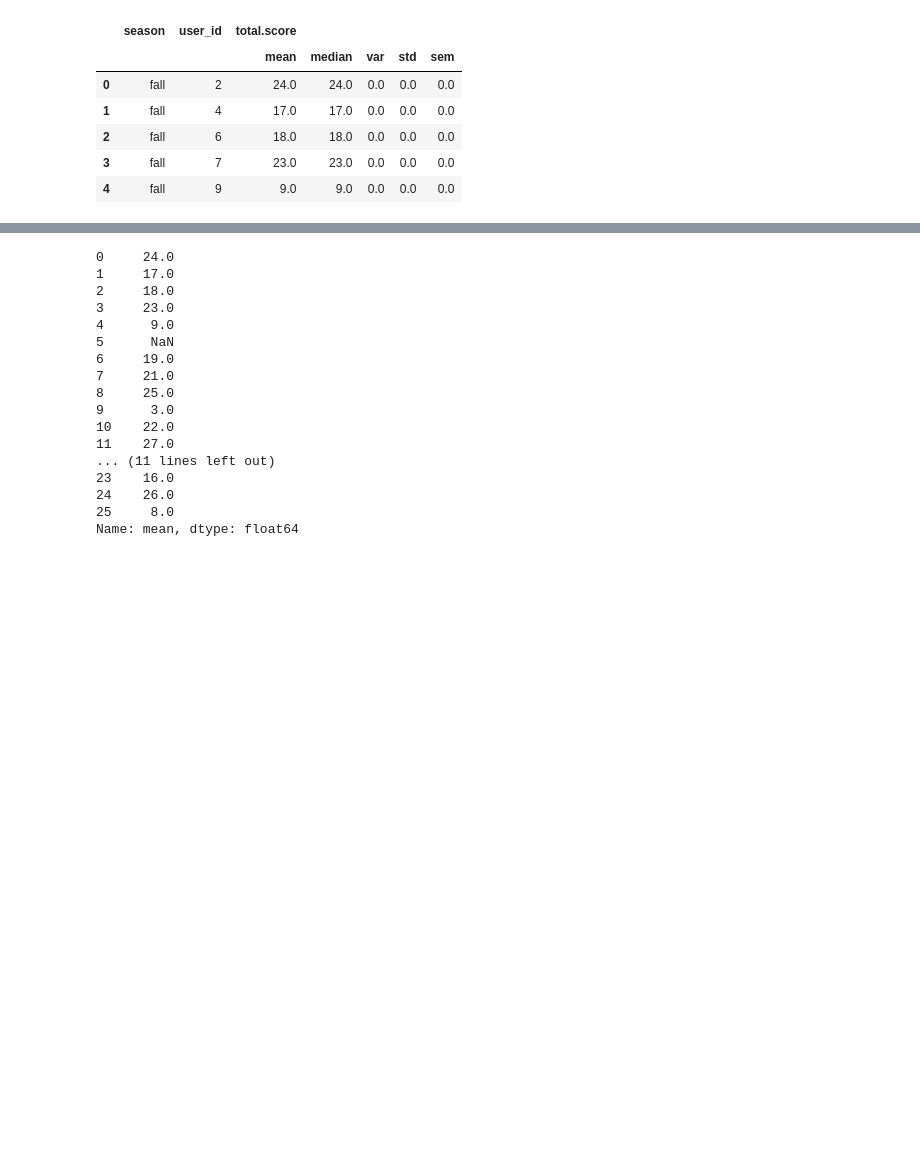
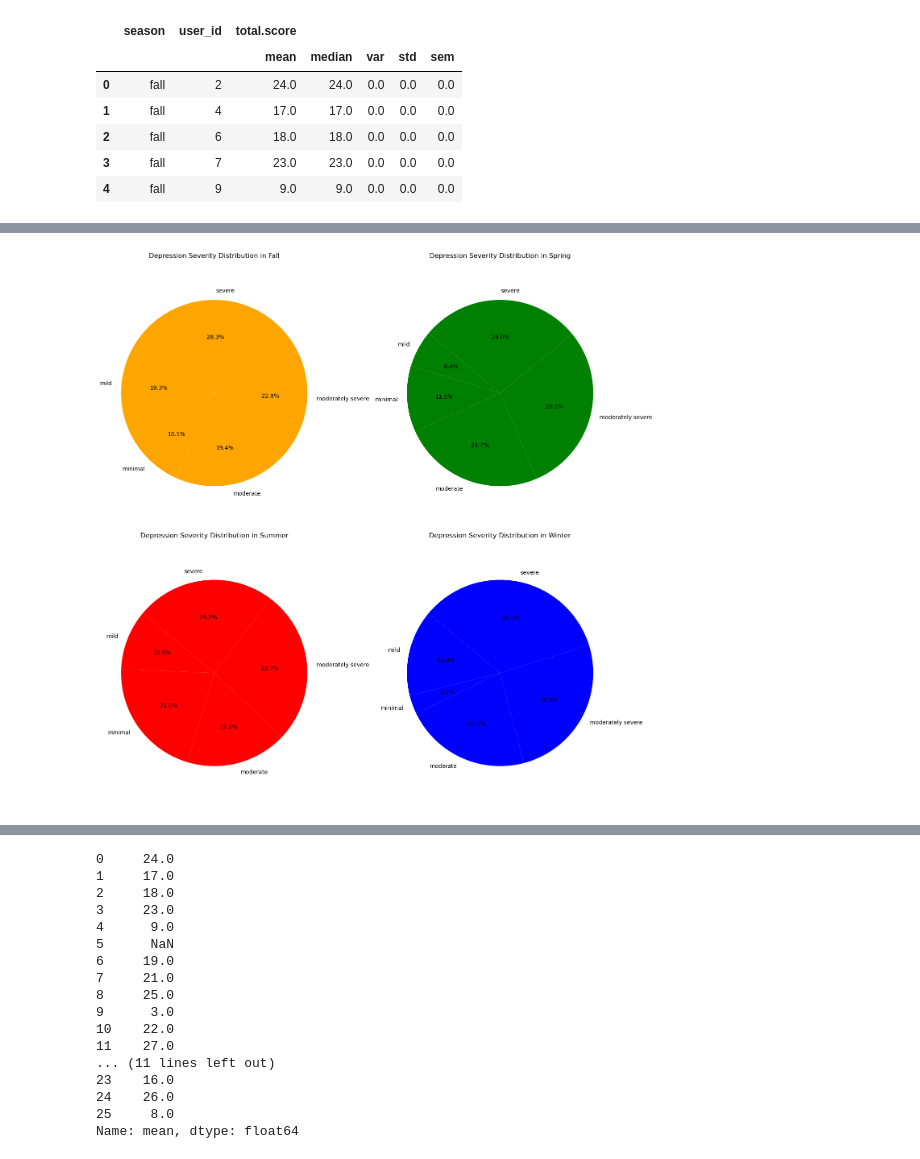
Before and after one commit to meera-patel01/PHQ-9-ANALYSIS, a Jupyter notebook: PHQ-9 ANALYSIS.ipynb, the cells around one changed output, grey strips where cells are left out. Drawn from its saved outputs; the diff is of its cells as text; code cells hidden in the pictures; blank space fills up the shorter version.

```diff
--- a/PHQ-9 ANALYSIS.ipynb
+++ b/PHQ-9 ANALYSIS.ipynb
@@ -260,0 +301,27 @@ plt.show()
+# %%
+# Define colors for each season
+season_colors = {
+    'winter': 'blue',
+    'spring': 'green',
+    'summer': 'red',
+    'fall': 'orange'
+}
+
+# Create subplots for the pie charts
+fig, axes = plt.subplots(2, 2, figsize=(14, 14))
+
+# Loop over each season and create a pie chart with the corresponding colors
+for i, (season, counts) in enumerate(severity_counts_per_season.iterrows()):
+    ax = axes[i//2, i%2]
+    colors = [season_colors[season]] * len(counts)
+    ax.pie(counts, labels=counts.index, autopct='%1.1f%%', startangle=140, colors=colors)
+    ax.set_title(f'Depression Severity Distribution in {season.capitalize()}')
+    ax.axis('equal')  # Equal aspect ratio ensures that pie is drawn as a circle.
+
+# Adjust the layout so there's no overlap
+plt.tight_layout()
+
+# Show the plots
+plt.show()
+# %% [output]
+[figure, added]
```
Also changed, not shown: parts of 18 cells of this notebook.
